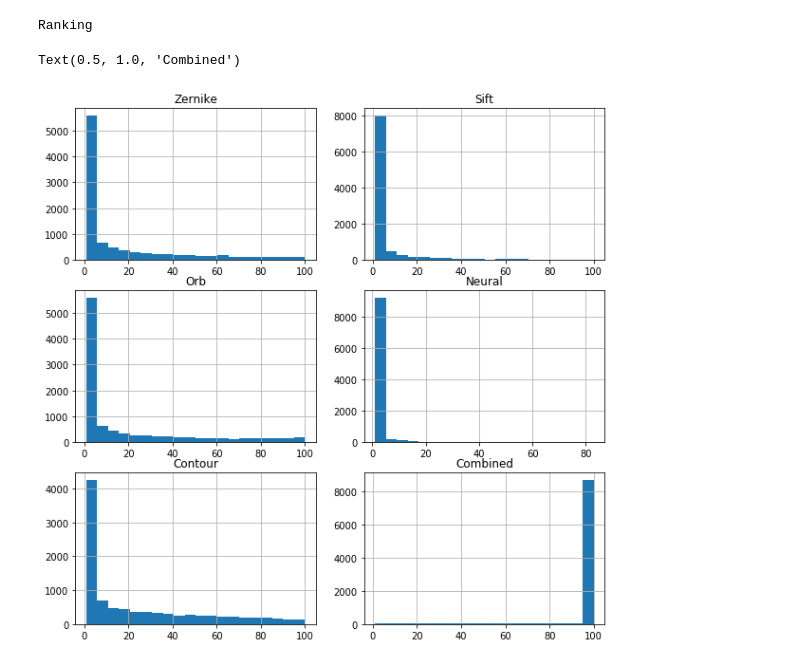
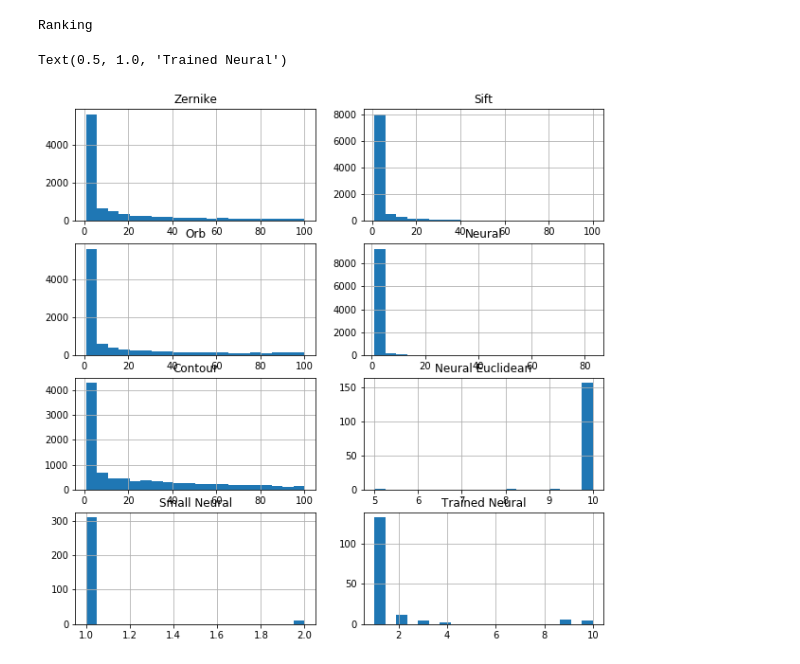
Before and after one commit to kac123/Icon-Matching-Project, a Jupyter notebook: icon_query.ipynb, the cells around one changed output. Drawn from its saved outputs; the diff is of its cells as text; code cells hidden in the pictures.

Commit message:
Added small and trained neural methods, more stats

```diff
--- a/icon_query.ipynb
+++ b/icon_query.ipynb
@@ -79,22 +86,26 @@ print(joined_logs)
 # %%
 print("Ranking")
-fig, axes = plt.subplots(nrows=3, ncols=2)
+fig, axes = plt.subplots(nrows=4, ncols=2)
 joined_logs[joined_logs['method']=='zernike_method']['rank'].hist(bins=20, figsize=(10,10), ax=axes[0,0])
 axes[0,0].set_title('Zernike')
 joined_logs[joined_logs['method']=='sift_method']['rank'].hist(bins=20, figsize=(10,10), ax=axes[0,1])
 axes[0,1].set_title('Sift')
 joined_logs[joined_logs['method']=='orb_method']['rank'].hist(bins=20, figsize=(10,10), ax=axes[1,0])
 axes[1,0].set_title('Orb')
 joined_logs[joined_logs['method']=='neural_method']['rank'].hist(bins=20, figsize=(10,10), ax=axes[1,1])
 axes[1,1].set_title('Neural')
 joined_logs[joined_logs['method']=='contour_method']['rank'].hist(bins=20, figsize=(10,10), ax=axes[2,0])
 axes[2,0].set_title('Contour')
-joined_logs[joined_logs['method']=='combined_method']['rank'].hist(bins=20, figsize=(10,10), ax=axes[2,1])
-axes[2,1].set_title('Combined')
+joined_logs[joined_logs['method']=='neural_dist_method']['rank'].hist(bins=20, figsize=(10,10), ax=axes[2,1])
+axes[2,1].set_title('Neural Euclidean')
+joined_logs[joined_logs['method']=='small_neural_method']['rank'].hist(bins=20, figsize=(10,10), ax=axes[3,0])
+axes[3,0].set_title('Small Neural')
+joined_logs[joined_logs['method']=='trained_neural_method']['rank'].hist(bins=20, figsize=(10,10), ax=axes[3,1])
+axes[3,1].set_title('Trained Neural')
 # %% [output]
 Ranking
-Text(0.5, 1.0, 'Combined')
+Text(0.5, 1.0, 'Trained Neural')
-[figure, old version]
+[figure, new version]
 # %%
 print("Timing")
 fig, axes = plt.subplots(nrows=3, ncols=2)
```
Also changed, not shown: parts of 13 cells of this notebook, 5 other files.
